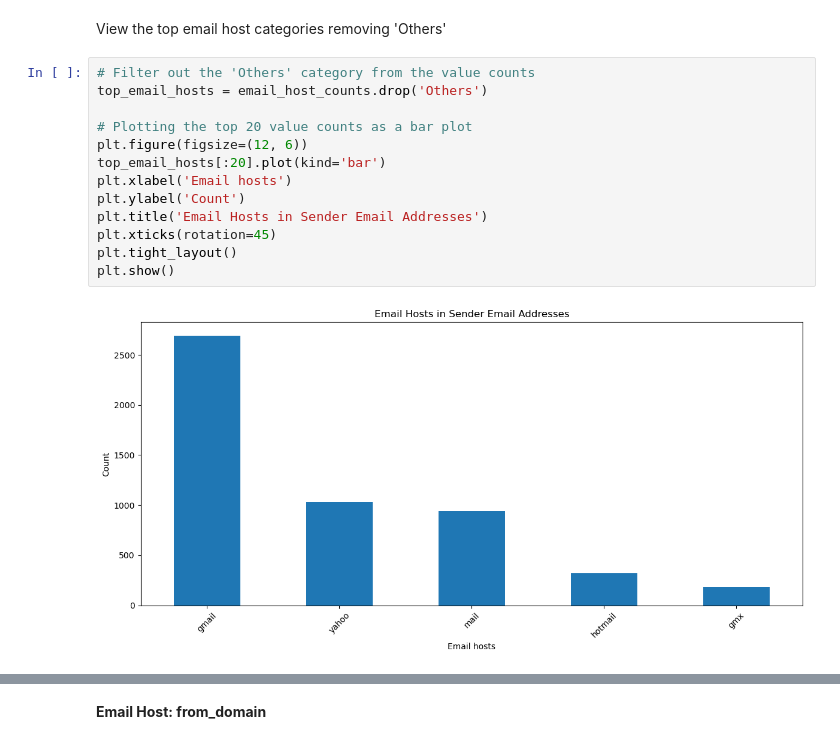
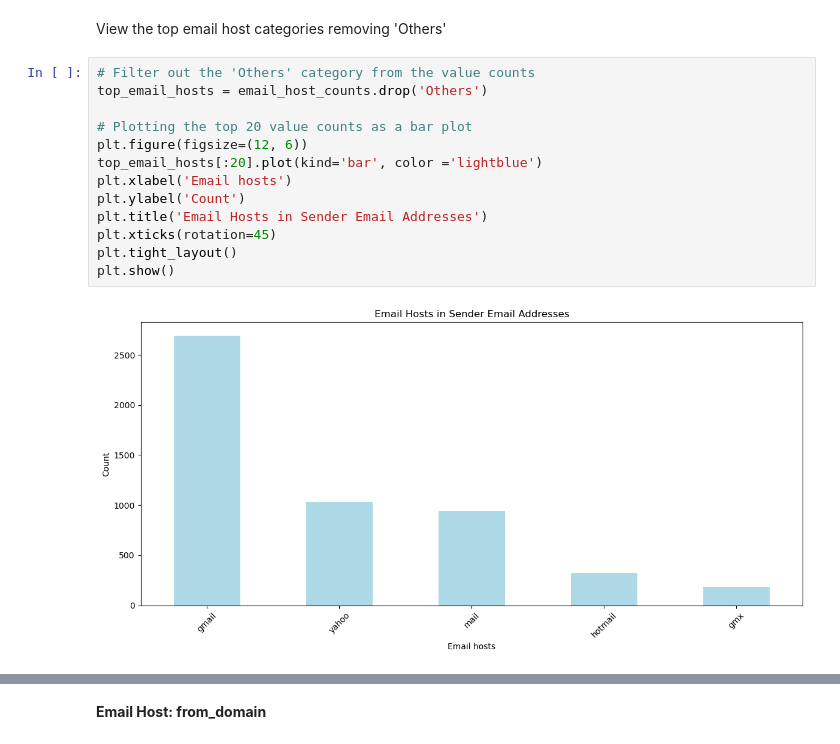
Before and after one commit to dfrancis-tech/email_spam, a Jupyter notebook: Feature_Engineering.ipynb, the cells around one changed output, grey strips where cells are left out. Cells and saved outputs as stored; diff of their text form.

```diff
--- a/Feature_Engineering.ipynb
+++ b/Feature_Engineering.ipynb
@@ -420,18 +420,18 @@ View the top email host categories removing 'Others'
 # %%
 # Filter out the 'Others' category from the value counts
 top_email_hosts = email_host_counts.drop('Others')
 
 # Plotting the top 20 value counts as a bar plot
 plt.figure(figsize=(12, 6))
-top_email_hosts[:20].plot(kind='bar')
+top_email_hosts[:20].plot(kind='bar', color ='lightblue')
 plt.xlabel('Email hosts')
 plt.ylabel('Count')
 plt.title('Email Hosts in Sender Email Addresses')
 plt.xticks(rotation=45)
 plt.tight_layout()
 plt.show()
 # %% [output]
-[figure, old version]
+[figure, new version]
 # %%
 # Check the new feature classes
 df_email_from.sample(5)
```
Also changed, not shown: parts of 14 cells of this notebook.
